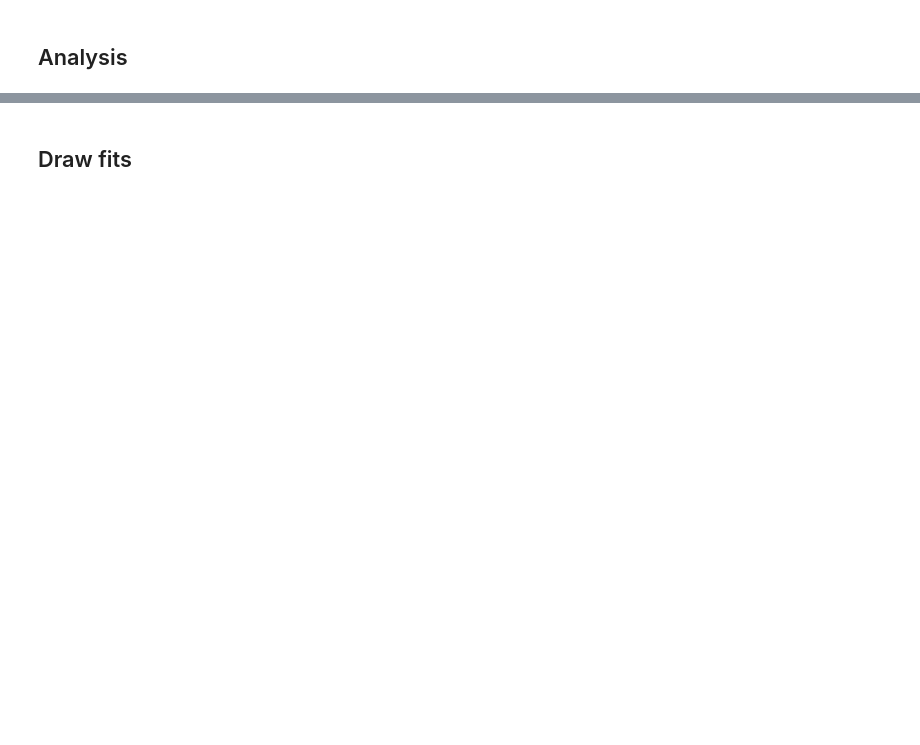
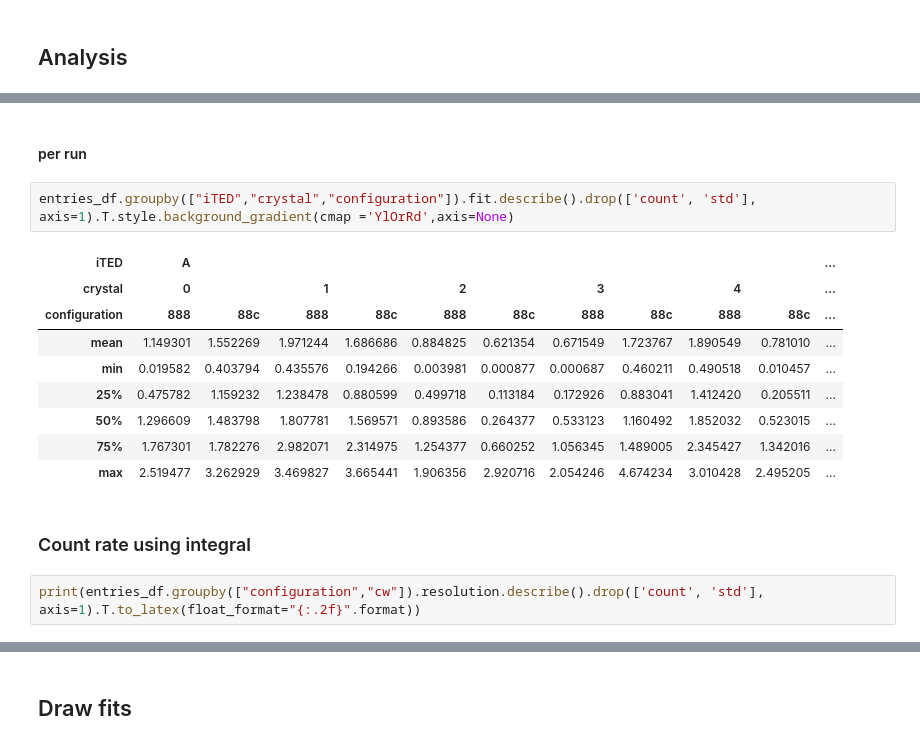
Before and after one commit to BGameiro2000/nucphys-thesis, a Jupyter notebook: code/analysis/PyROOT_resolution_Cs137v5.ipynb, the cells around one changed output, grey strips where cells are left out. Cells and saved outputs as stored; diff of their text form; blank space fills up the shorter version.

```diff
--- a/code/analysis/PyROOT_resolution_Cs137v5.ipynb
+++ b/code/analysis/PyROOT_resolution_Cs137v5.ipynb
@@ -497,0 +588,18 @@ df.corr().style.background_gradient(cmap ='YlOrRd',axis=None)
+# %% [markdown]
+#### per run
+# %%
+entries_df.groupby(["iTED","crystal","configuration"]).fit.describe().drop(['count', 'std'], axis=1).T.style.background_gradient(cmap ='YlOrRd',axis=None)
+# %% [output]
+| iTED | A |  |  |  |  |  |  |  |  |  | ... |
+| crystal | 0 |  | 1 |  | 2 |  | 3 |  | 4 |  | ... |
+| configuration | 888 | 88c | 888 | 88c | 888 | 88c | 888 | 88c | 888 | 88c | ... |
+| mean | 1.149301 | 1.552269 | 1.971244 | 1.686686 | 0.884825 | 0.621354 | 0.671549 | 1.723767 | 1.890549 | 0.781010 | ... |
+| min | 0.019582 | 0.403794 | 0.435576 | 0.194266 | 0.003981 | 0.000877 | 0.000687 | 0.460211 | 0.490518 | 0.010457 | ... |
+| 25% | 0.475782 | 1.159232 | 1.238478 | 0.880599 | 0.499718 | 0.113184 | 0.172926 | 0.883041 | 1.412420 | 0.205511 | ... |
+| 50% | 1.296609 | 1.483798 | 1.807781 | 1.569571 | 0.893586 | 0.264377 | 0.533123 | 1.160492 | 1.852032 | 0.523015 | ... |
+| 75% | 1.767301 | 1.782276 | 2.982071 | 2.314975 | 1.254377 | 0.660252 | 1.056345 | 1.489005 | 2.345427 | 1.342016 | ... |
+| max | 2.519477 | 3.262929 | 3.469827 | 3.665441 | 1.906356 | 2.920716 | 2.054246 | 4.674234 | 3.010428 | 2.495205 | ... |
+# %% [markdown]
+### Count rate using integral
+# %%
+print(entries_df.groupby(["configuration","cw"]).resolution.describe().drop(['count', 'std'], axis=1).T.to_latex(float_format="{:.2f}".format))
```
Also changed, not shown: parts of 57 cells of this notebook, 5 other files.
